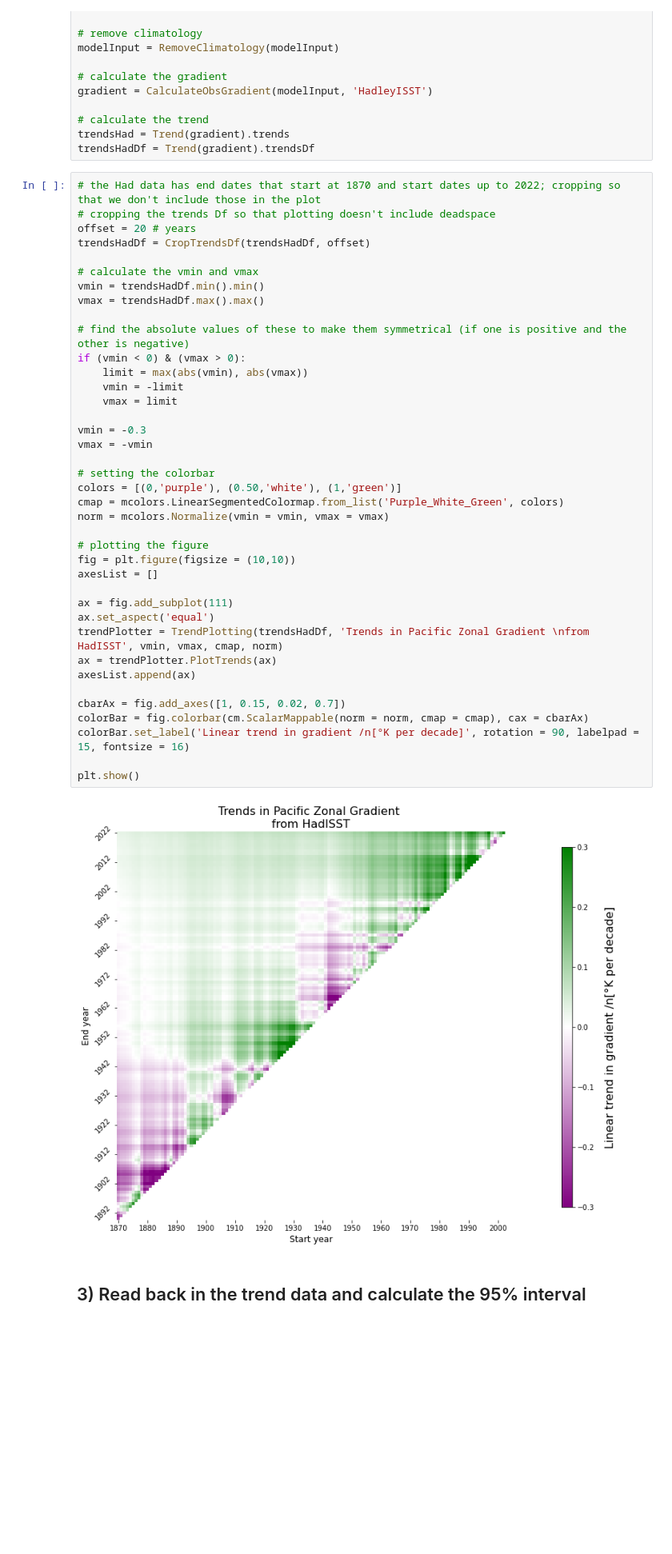
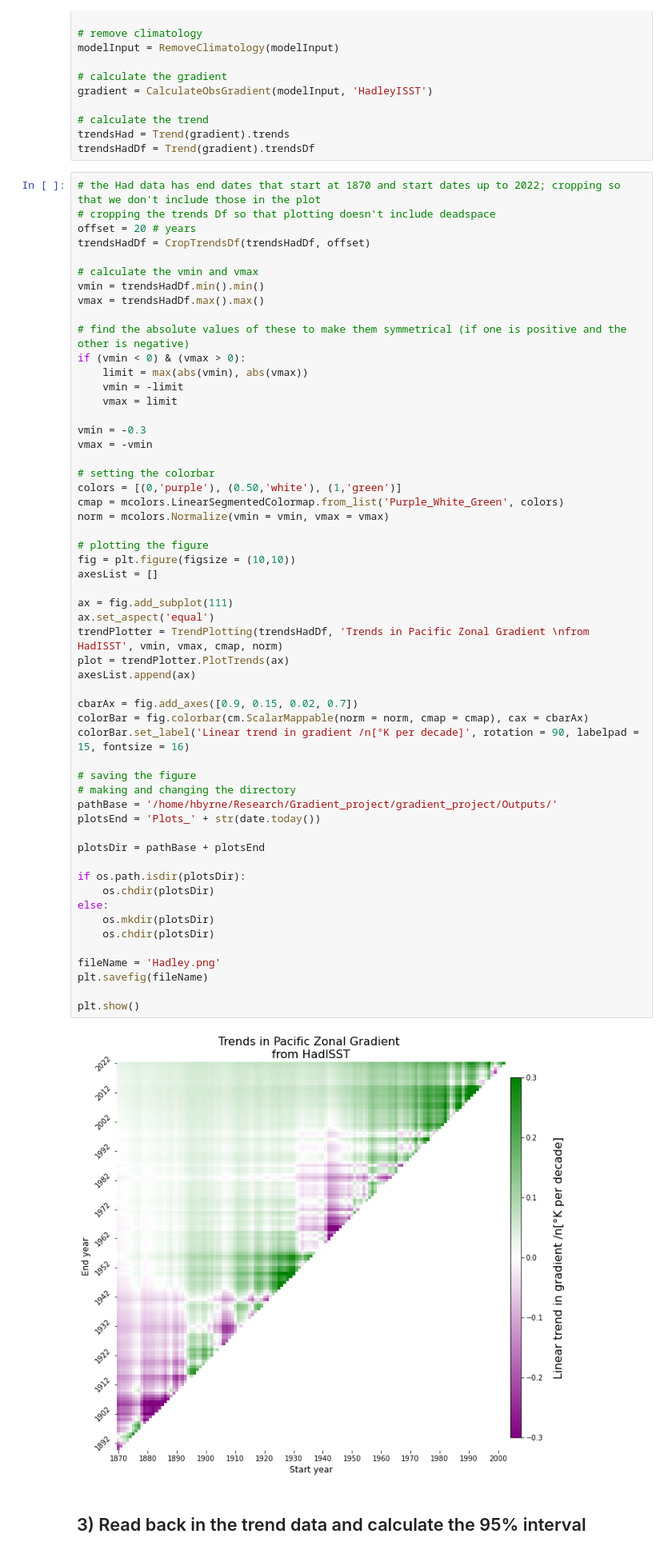
Before and after one commit to hanbyrne1995/gradient_project, a Jupyter notebook: LE_ModelRange_vs_Obs.ipynb, the cells around one changed output. Shown at 80% size. Cells and saved outputs as stored; diff of their text form; blank space fills up the shorter version.

```diff
--- a/LE_ModelRange_vs_Obs.ipynb
+++ b/LE_ModelRange_vs_Obs.ipynb
@@ -232,36 +316,52 @@ vmin = trendsHadDf.min().min()
 vmax = trendsHadDf.max().max()
 
 # find the absolute values of these to make them symmetrical (if one is positive and the other is negative)
 if (vmin < 0) & (vmax > 0):
     limit = max(abs(vmin), abs(vmax))
     vmin = -limit
     vmax = limit
 
 vmin = -0.3
 vmax = -vmin
 
 # setting the colorbar
 colors = [(0,'purple'), (0.50,'white'), (1,'green')]
 cmap = mcolors.LinearSegmentedColormap.from_list('Purple_White_Green', colors)
 norm = mcolors.Normalize(vmin = vmin, vmax = vmax)
 
 # plotting the figure
 fig = plt.figure(figsize = (10,10))
 axesList = []
 
 ax = fig.add_subplot(111)
 ax.set_aspect('equal')
 trendPlotter = TrendPlotting(trendsHadDf, 'Trends in Pacific Zonal Gradient \nfrom HadISST', vmin, vmax, cmap, norm)
-ax = trendPlotter.PlotTrends(ax)
+plot = trendPlotter.PlotTrends(ax)
 axesList.append(ax)
 
-cbarAx = fig.add_axes([1, 0.15, 0.02, 0.7])
+cbarAx = fig.add_axes([0.9, 0.15, 0.02, 0.7])
 colorBar = fig.colorbar(cm.ScalarMappable(norm = norm, cmap = cmap), cax = cbarAx)
 colorBar.set_label('Linear trend in gradient /n[°K per decade]', rotation = 90, labelpad = 15, fontsize = 16)
 
+# saving the figure
+# making and changing the directory
+pathBase = '/home/hbyrne/Research/Gradient_project/gradient_project/Outputs/'
+plotsEnd = 'Plots_' + str(date.today())
+
+plotsDir = pathBase + plotsEnd
+
+if os.path.isdir(plotsDir):
+    os.chdir(plotsDir)
+else:
+    os.mkdir(plotsDir)
+    os.chdir(plotsDir)
+
+fileName = 'Hadley.png'
+plt.savefig(fileName)
+
 plt.show()
 # %% [output]
-[figure, old version]
+[figure, new version]
 # %% [markdown]
 ## 3) Read back in the trend data and calculate the 95% interval
 # %% [markdown]
```
Also changed, not shown: parts of 11 cells of this notebook.
